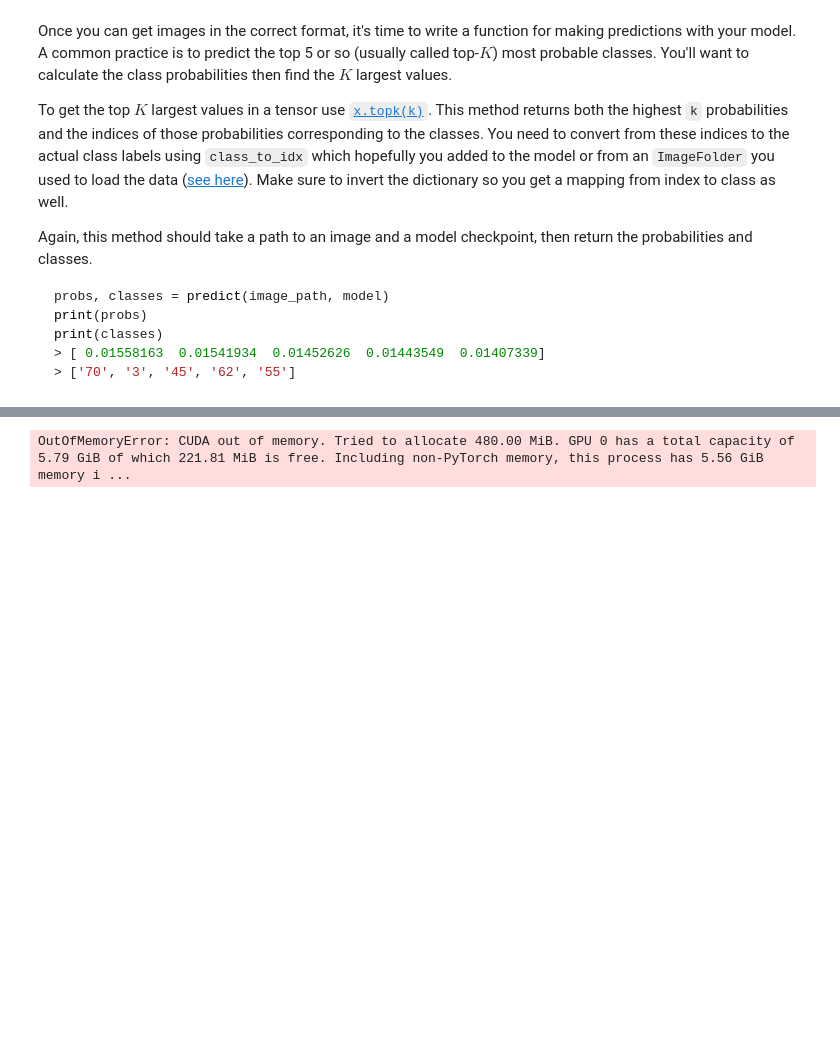
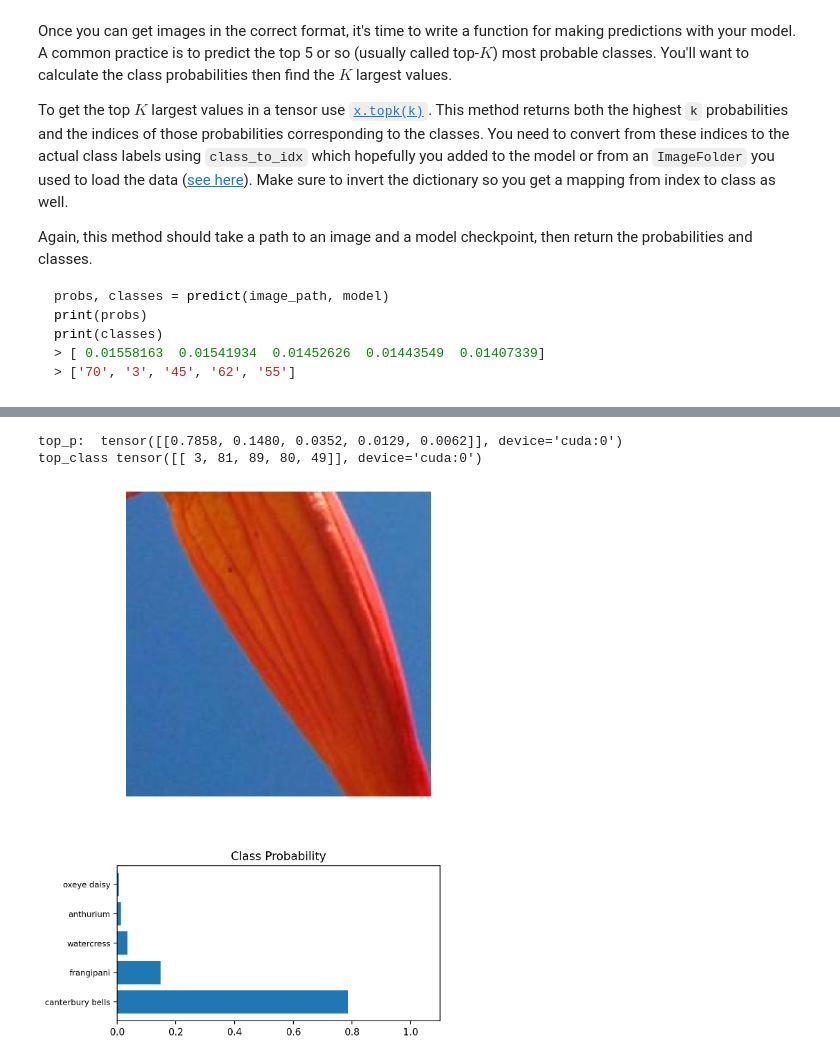
Before and after one commit to amnyulwa/aipnd-project, a Jupyter notebook: Image_Classifier_Project.ipynb, the cells around one changed output, grey strips where cells are left out. Drawn from its saved outputs; the diff is of its cells as text; code cells hidden in the pictures; blank space fills up the shorter version.

```diff
--- a/Image_Classifier_Project.ipynb
+++ b/Image_Classifier_Project.ipynb
@@ -427,8 +427,8 @@ def load_checkpoint(filepath):
       def __init__(self):
         super().__init__()
 
-        self.fc1 = nn.Linear(25088, 5000)
-        self.fc2 = nn.Linear(5000, 256 )
+        self.fc1 = nn.Linear(25088, 2000)
+        self.fc2 = nn.Linear(2000, 256 )
         self.fc3 = nn.Linear(256, 102)
         self.dropout = nn.Dropout(0.2)
 
@@ -632,31 +632,33 @@ Now that you can use a trained model for predictions, check to make sure it make
 You can convert from the class integer encoding to actual flower names with the `cat_to_name.json` file (should have been loaded earlier in the notebook). To show a PyTorch tensor as an image, use the `imshow` function defined above.
 # %%
 # TODO: Display an image along with the top 5 classes
-image_path = 'flowers/train/79/image_06694.jpg'
+image_path = 'flowers/train/101/image_07958.jpg'
 
 model = load_checkpoint('checkpoint.pth')
 
 top_p, top_class = predict(image_path, model)
 print("top_p: ", top_p)
 print("top_class", top_class)
 image = process_image(image_path)
 
 # Display the image
 fig, (ax1, ax2) = plt.subplots(figsize=(6,9), nrows=2)
 imshow(image, ax=ax1) # Display using imshow
 ax1.axis('off')
 
 # Display the top 5 probabilities as a bar graph
 probs = top_p.cpu().numpy().squeeze()
 classes = top_class.cpu().numpy().squeeze() #changed variable name to classes to avoid conflict
 ax2.barh(np.arange(5), probs) # Display top 5
 ax2.set_aspect(0.1)
 ax2.set_yticks(np.arange(5))
 ax2.set_yticklabels([cat_to_name[str(c)] for c in classes], size='small') # changed variable name here as well
 ax2.set_title('Class Probability')
 ax2.set_xlim(0, 1.1)
 
 plt.tight_layout()
 plt.show()
 # %% [output]
-OutOfMemoryError: CUDA out of memory. Tried to allocate 480.00 MiB. GPU 0 has a total capacity of 5.79 GiB of which 221.81 MiB is free. Including non-PyTorch memory, this process has 5.56 GiB memory i ...
+top_p:  tensor([[0.7858, 0.1480, 0.0352, 0.0129, 0.0062]], device='cuda:0')
+top_class tensor([[ 3, 81, 89, 80, 49]], device='cuda:0')
+[figure, added]
```
Also changed, not shown: parts of 6 cells of this notebook.
